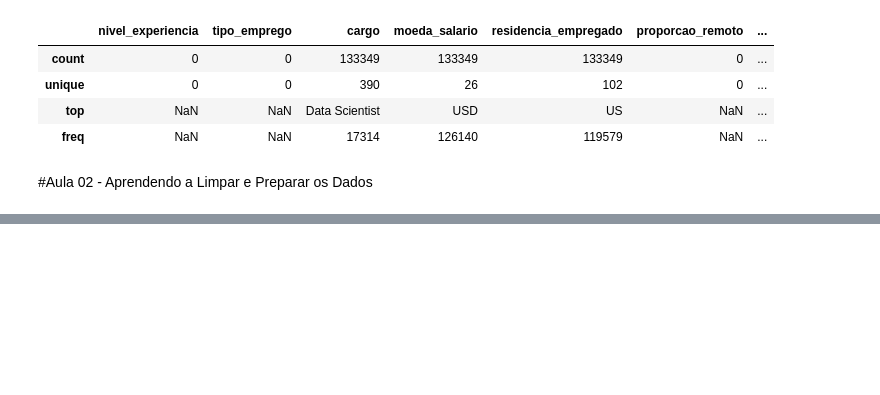
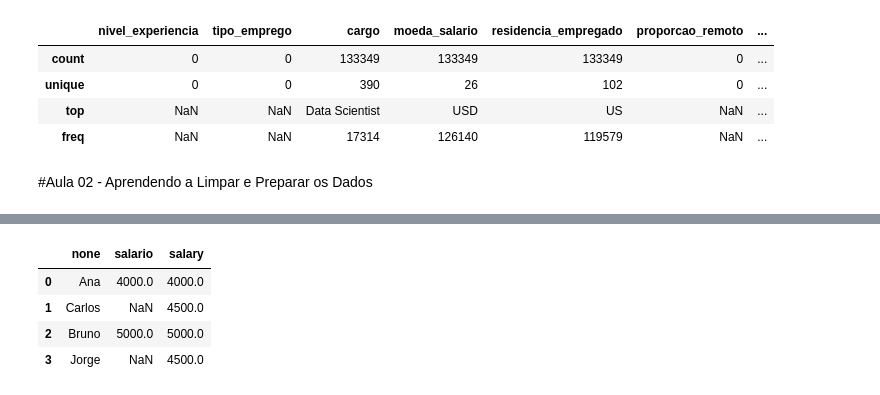
Before and after one commit to dsnato/data-science, a Jupyter notebook: aulas_imersao_dados_python_alura.ipynb, the cells around one changed output, grey strips where cells are left out. Saved outputs shown, nothing was run; the diff lists cells and outputs as text; code cells hidden in the pictures; blank space fills up the shorter version.

```diff
--- a/aulas_imersao_dados_python_alura.ipynb
+++ b/aulas_imersao_dados_python_alura.ipynb
@@ -194,0 +241,16 @@ df.describe(include='object')
+# %%
+import numpy as np
+
+df_salarios = pd.DataFrame({
+    'none': ['Ana', 'Carlos', 'Bruno', 'Jorge'],
+    'salario': [4000, np.nan, 5000, np.nan]
+})
+
+df_salarios['salary'] = df_salarios['salario'].fillna(df_salarios['salario'].mean().round(2))
+df_salarios
+# %% [output]
+|  | none | salario | salary |
+| 0 | Ana | 4000.0 | 4000.0 |
+| 1 | Carlos | NaN | 4500.0 |
+| 2 | Bruno | 5000.0 | 5000.0 |
+| 3 | Jorge | NaN | 4500.0 |
```
Also changed, not shown: parts of 6 cells of this notebook.
